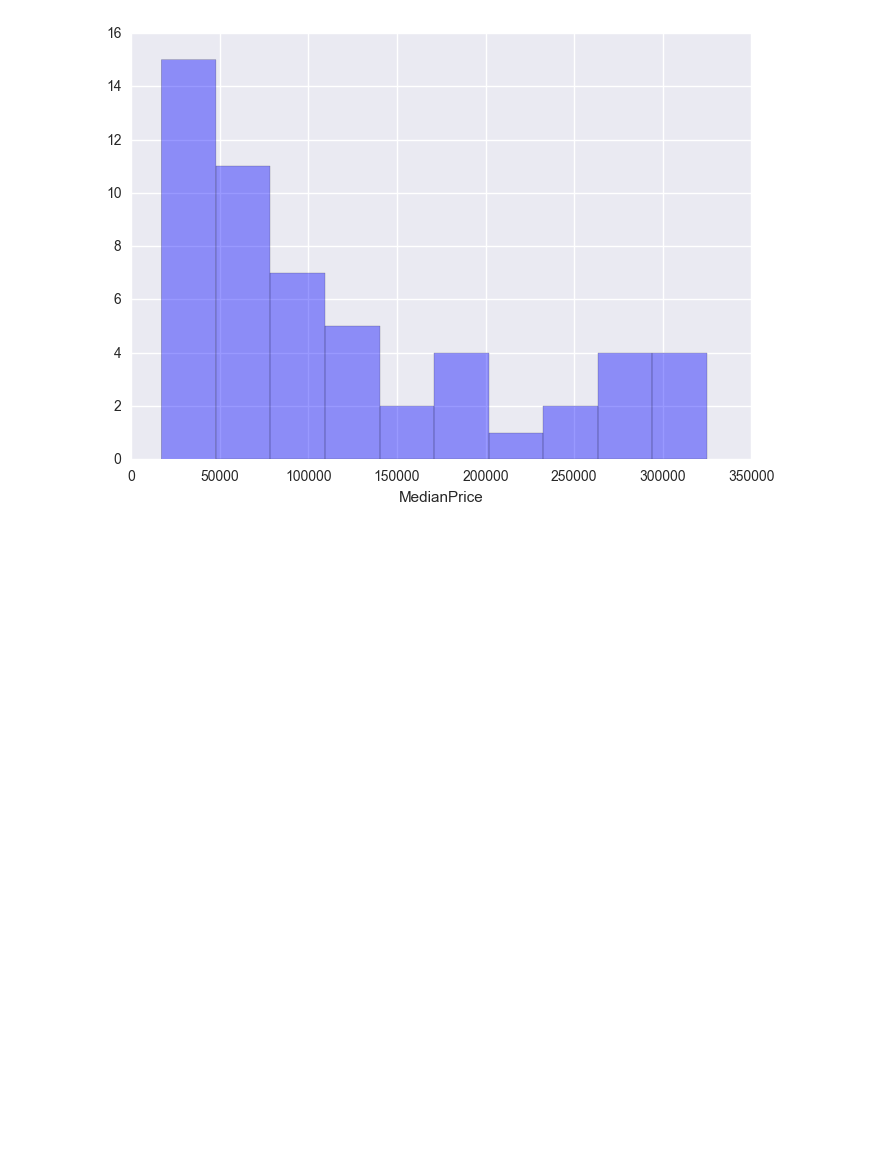
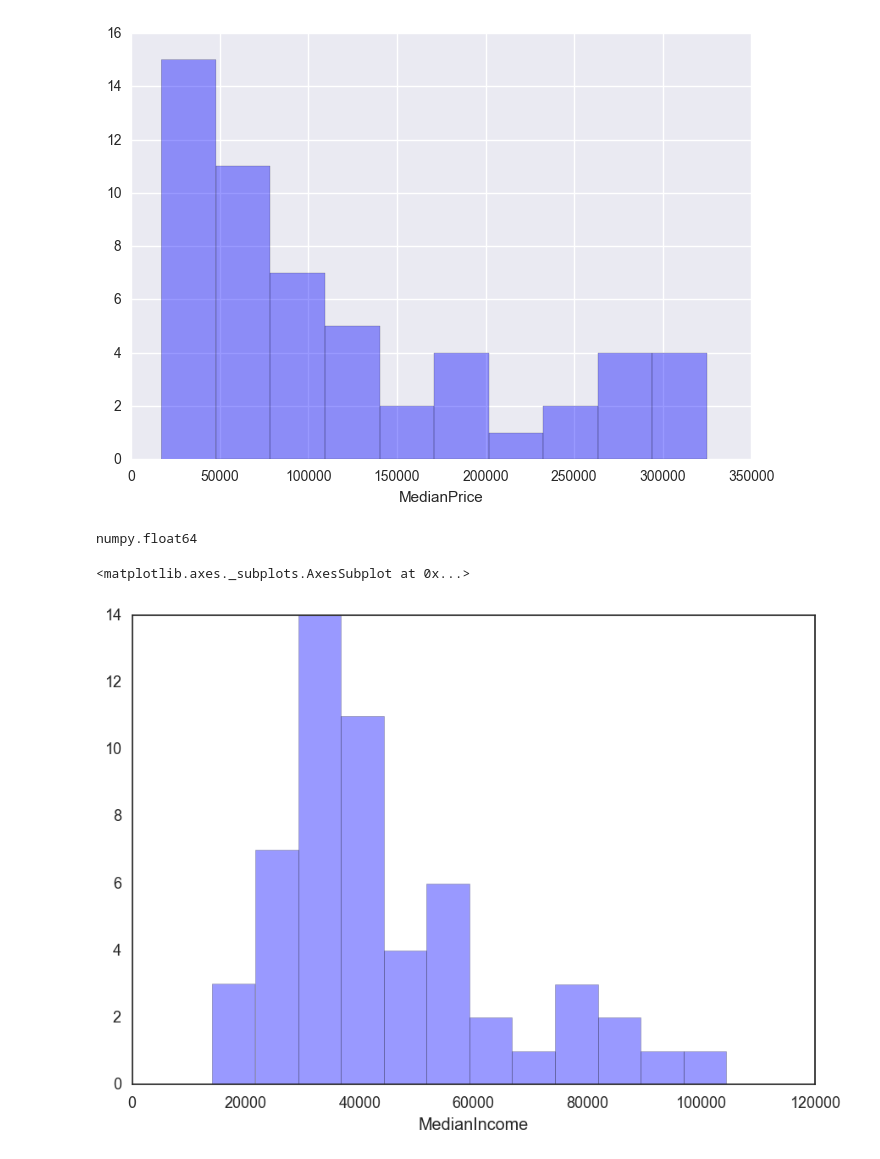
Before and after one commit to sharang17/Wrangles, a Jupyter notebook: Baltimore Notebook/Neighbourhood Rankings.ipynb, the cells around one changed output. Cells and saved outputs as stored; diff of their text form; code cells hidden in the pictures; blank space fills up the shorter version.

```diff
--- a/Baltimore Notebook/Neighbourhood Rankings.ipynb
+++ b/Baltimore Notebook/Neighbourhood Rankings.ipynb
@@ -157,0 +168,10 @@ bpl_ranked.to_csv("BPL_ranks.csv")
+# %%
+type(owner_occ[0])
+# %% [output]
+numpy.float64
+# %%
+
+sns.distplot(income_price["MedianIncome"], kde=False, color="b",bins=12)
+# %% [output]
+<matplotlib.axes._subplots.AxesSubplot at 0x...>
+[figure, added]
```
Also changed, not shown: parts of 15 cells of this notebook, 5 other files.
